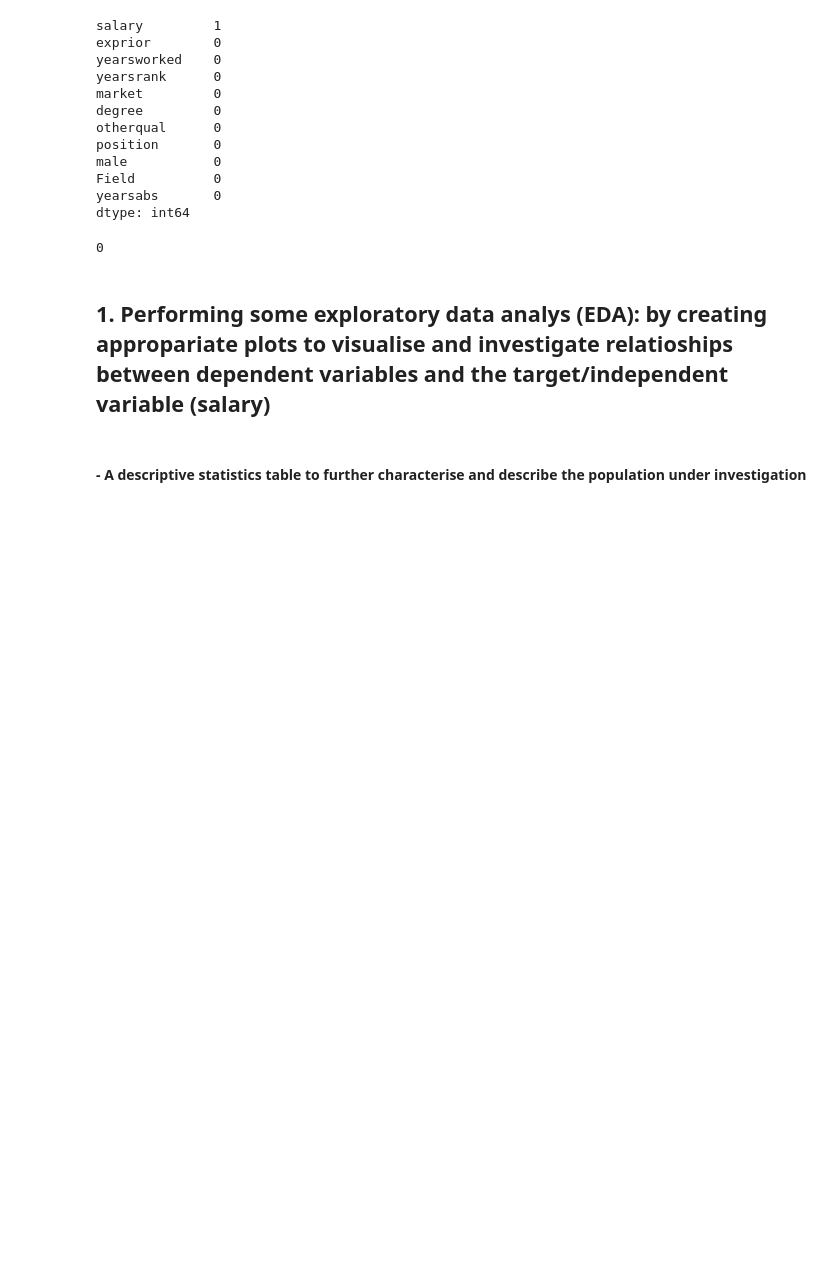
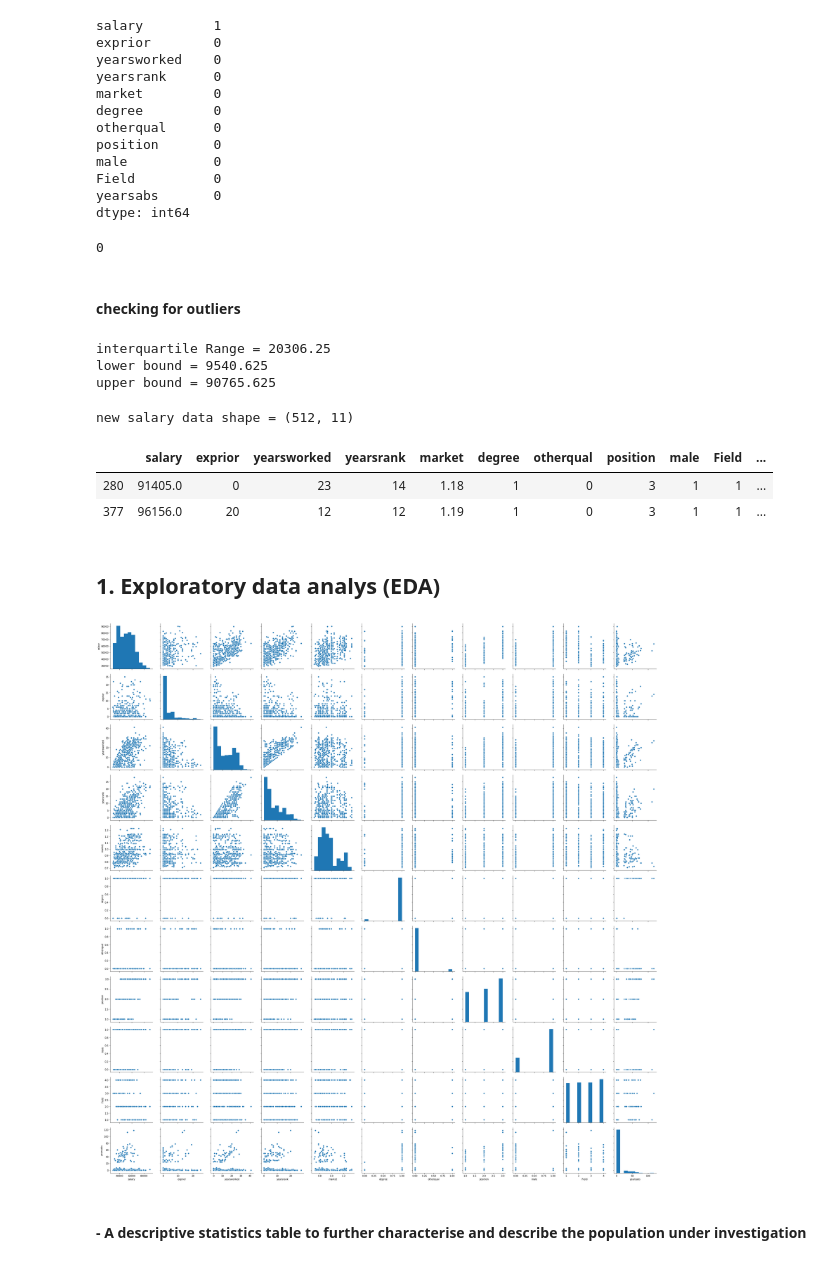
Before and after one commit to KhomotsoT/Multivariate_linear_regression, a Jupyter notebook: Multivariate_linear_regresion.ipynb, the cells around one changed output. Saved outputs shown, nothing was run; the diff lists cells and outputs as text; code cells hidden in the pictures; blank space fills up the shorter version.

```diff
--- a/Multivariate_linear_regresion.ipynb
+++ b/Multivariate_linear_regresion.ipynb
@@ -50,14 +62,46 @@ dtype: int64
 # %%
-# droping missing values
-
-new_salary_data = salary_data.dropna()
+# confirmation from missing values
+salary_data.isnull().sum().sum()
+# %% [output]
+0
-# %%
-# confirmation from missing values
-new_salary_data.isnull().sum().sum()
-# %% [output]
-0
-# %% [markdown]
-## 1. Performing some exploratory data analys (EDA): by creating appropariate plots to visualise and investigate relatioships between dependent variables and the target/independent variable (salary)
+# %% [markdown]
+#### checking for outliers
+# %%
+#finding Interquatile range
+q1 = salary_data.salary.quantile(0.25)
+q3 = salary_data.salary.quantile(0.75)
+iqr = q3-q1
+print('interquartile Range =',iqr)
+
+#Boundries
+lower_bound = q1-1.5*iqr
+upper_bound = q3+1.5*iqr
+print("lower bound =", lower_bound)
+print("upper bound =", upper_bound)
+# %% [output]
+interquartile Range = 20306.25
+lower bound = 9540.625
+upper bound = 90765.625
+# %%
+#
+new_salary_data = salary_data.loc[(salary_data['salary'] > lower_bound) & (salary_data['salary'] < upper_bound)]
+print('new salary data shape =', new_salary_data.shape)
+# %% [output]
+new salary data shape = (512, 11)
+# %%
+outliers = salary_data.loc[(salary_data['salary'] < lower_bound) | (salary_data['salary'] > upper_bound)]
+outliers
+# %% [output]
+|  | salary | exprior | yearsworked | yearsrank | market | degree | otherqual | position | male | Field | ... |
+| 280 | 91405.0 | 0 | 23 | 14 | 1.18 | 1 | 0 | 3 | 1 | 1 | ... |
+| 377 | 96156.0 | 20 | 12 | 12 | 1.19 | 1 | 0 | 3 | 1 | 1 | ... |
+# %% [markdown]
+## 1. Exploratory data analys (EDA)
+# %%
+#
+_= sns.pairplot(new_salary_data, height =3)
+# %% [output]
+[figure, added]
 # %% [markdown]
 #### -  A descriptive statistics table to further characterise and describe the population under investigation
 # %%
```
Also changed, not shown: parts of 11 cells of this notebook.
